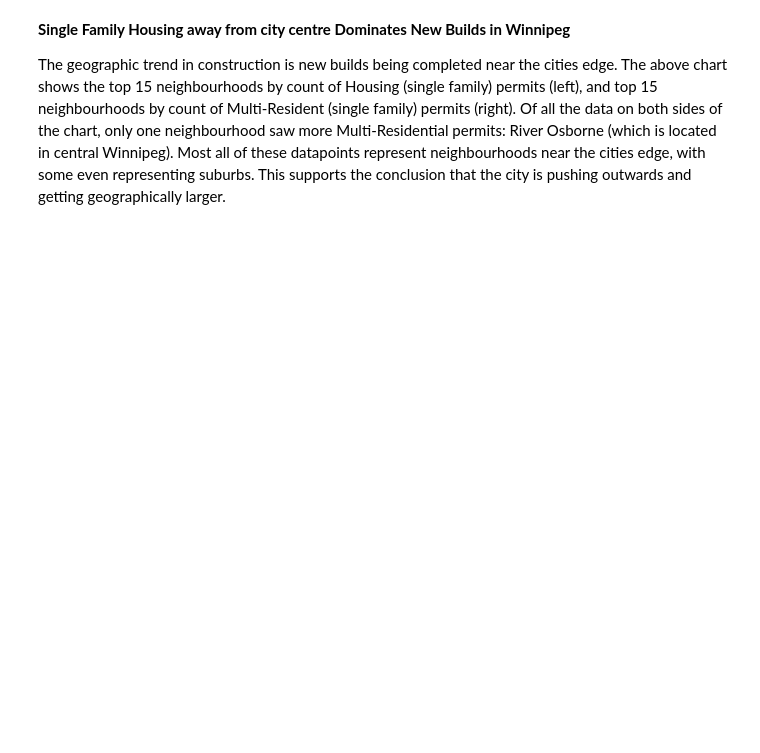
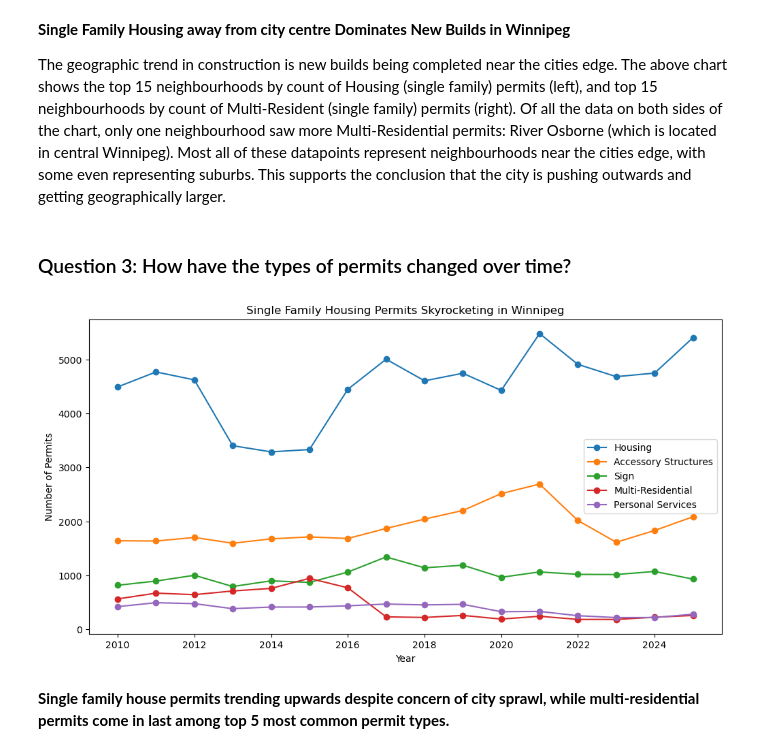
Before and after one commit to AylieNagler/City-Sprawl-Analysis.Building-Permits, a Jupyter notebook: notebooks/visual_analysis.ipynb, the cells around one changed output. Saved outputs shown, nothing was run; the diff lists cells and outputs as text; code cells hidden in the pictures; blank space fills up the shorter version.

```diff
--- a/notebooks/visual_analysis.ipynb
+++ b/notebooks/visual_analysis.ipynb
@@ -114,3 +114,11 @@ top_neighbourhoods(df, 15)
 **Single Family Housing away from city centre Dominates New Builds in Winnipeg**
 
 The geographic trend in construction is new builds being completed near the cities edge. The above chart shows the top 15 neighbourhoods by count of Housing (single family) permits (left), and top 15 neighbourhoods by count of Multi-Resident (single family) permits (right). Of all the data on both sides of the chart, only one neighbourhood saw more Multi-Residential permits: River Osborne (which is located in central Winnipeg). Most all of these datapoints represent neighbourhoods near the cities edge, with some even representing suburbs. This supports the conclusion that the city is pushing outwards and getting geographically larger.
+# %% [markdown]
+### Question 3: How have the types of permits changed over time?
+# %%
+line_charts(df)
+# %% [output]
+[figure, added]
+# %% [markdown]
+**Single family house permits trending upwards despite concern of city sprawl, while multi-residential permits come in last among top 5 most common permit types.**
```
Also changed, not shown: parts of 7 cells of this notebook.
